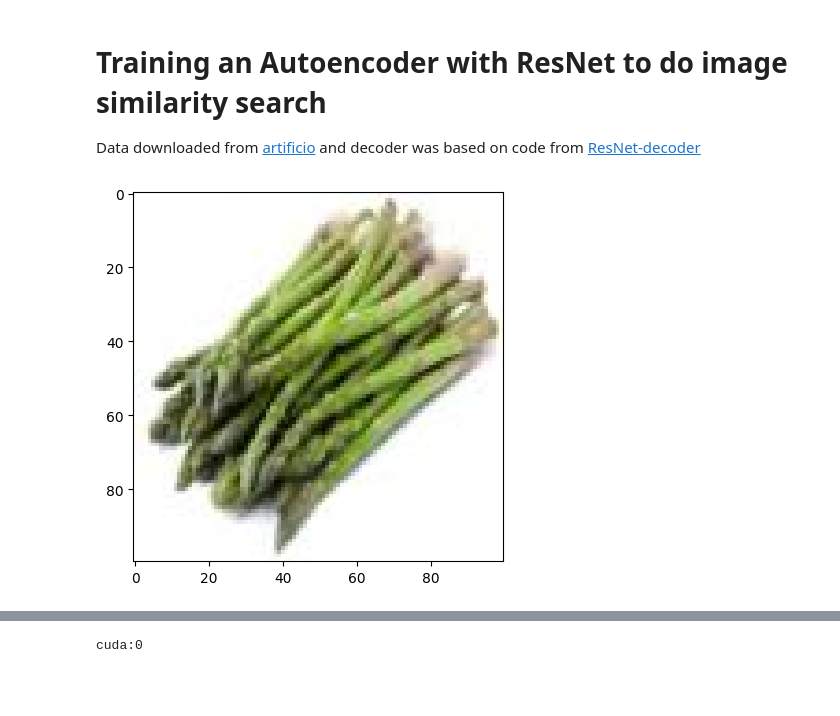
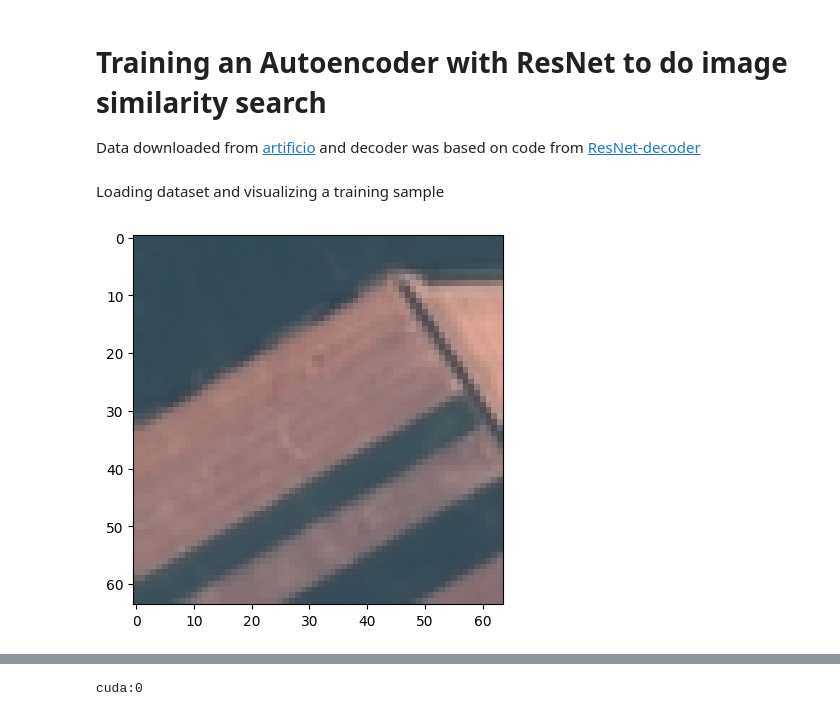
Before and after one commit to DiegoMont/deep-learning-research, a Jupyter notebook: feature-extraction/resnet_autoencoder.ipynb, the cells around one changed output, grey strips where cells are left out. Drawn from its saved outputs; the diff is of its cells as text; code cells hidden in the pictures; blank space fills up the shorter version.

```diff
--- a/feature-extraction/resnet_autoencoder.ipynb
+++ b/feature-extraction/resnet_autoencoder.ipynb
@@ -14,13 +14,13 @@ from torchvision import io
 
 class AutoEncoderDataset(Dataset):
     def __init__(self, images_dir: str):
-        self.__image_paths: list[str] = self.__get_image_paths(images_dir)
+        self.image_paths: list[str] = self.__get_image_paths(images_dir)
 
     def __len__(self) -> int:
-        return len(self.__image_paths)
+        return len(self.image_paths)
 
     def __getitem__(self, index):
-        img_path = self.__image_paths[index]
+        img_path = self.image_paths[index]
         image = io.read_image(img_path)
         image = image.float()
         image = image / 255
@@ -44,12 +44,29 @@ def imshow(img):
     plt.imshow(np.transpose(npimg, (1, 2, 0)))
     plt.show()
 
-def print_loss_history(epoch_losses: list[float]):
-    epochs = range(1, len(epoch_losses) + 1)
-    plt.plot(epochs, epoch_losses, "bo", label="Training loss")
+
+def plot_images(dataset: AutoEncoderDataset, indices: list[int]):
+    n = len(indices)
+    _, axes = plt.subplots(ncols=n, nrows=1)
+    for i in range(n):
+        img = dataset[indices[i]][0]
+        npimg = np.array(img)
+        npimg = np.transpose(npimg, (1, 2, 0))
+        image_name = path.basename(dataset.image_paths[indices[i]])
+        axes[i].set_title(image_name)
+        axes[i].imshow(npimg)
+        axes[i].set_axis_off()
+    plt.tight_layout()
+    plt.show()
+
+
+
+def print_loss_history(train_loss: list[float], val_loss: list[float]):
+    epochs = range(1, len(train_loss) + 1)
+    plt.plot(epochs, train_loss, "bo", label="Training loss")
+    plt.plot(epochs, val_loss, "b", label="Validation loss")
     plt.title("Training loss")
     plt.legend()
-    plt.figure()
     plt.show()
 # %%
 from typing import Callable
@@ -225,16 +242,22 @@ def conv3x3(
         groups=groups,
         bias=False,
         dilation=dilation)
+# %% [markdown]
+Loading dataset and visualizing a training sample
 # %%
 import random
 
 from torch.utils.data import DataLoader
 
-BATCH_SIZE = 4
-trainset = AutoEncoderDataset("data/burguers_menu/train")
-testset = AutoEncoderDataset("data/burguers_menu/test")
+BATCH_SIZE = 16
+DATA_DIR = "data/eurosat"
+
+trainset = AutoEncoderDataset(f"{DATA_DIR}/train")
+validationset = AutoEncoderDataset(f"{DATA_DIR}/validation")
+testset = AutoEncoderDataset(f"{DATA_DIR}/test")
 train_loader = DataLoader(trainset, batch_size=BATCH_SIZE, shuffle=True, num_workers=2)
+validation_loader = DataLoader(validationset, batch_size=4, shuffle=True, num_workers=2)
 test_loader = DataLoader(testset, batch_size=1, shuffle=False, num_workers=2)
 imshow(random.choice(trainset)[0])
 # %% [output]
-[figure, old version]
+[figure, new version]
```
Also changed, not shown: parts of 21 cells of this notebook.
